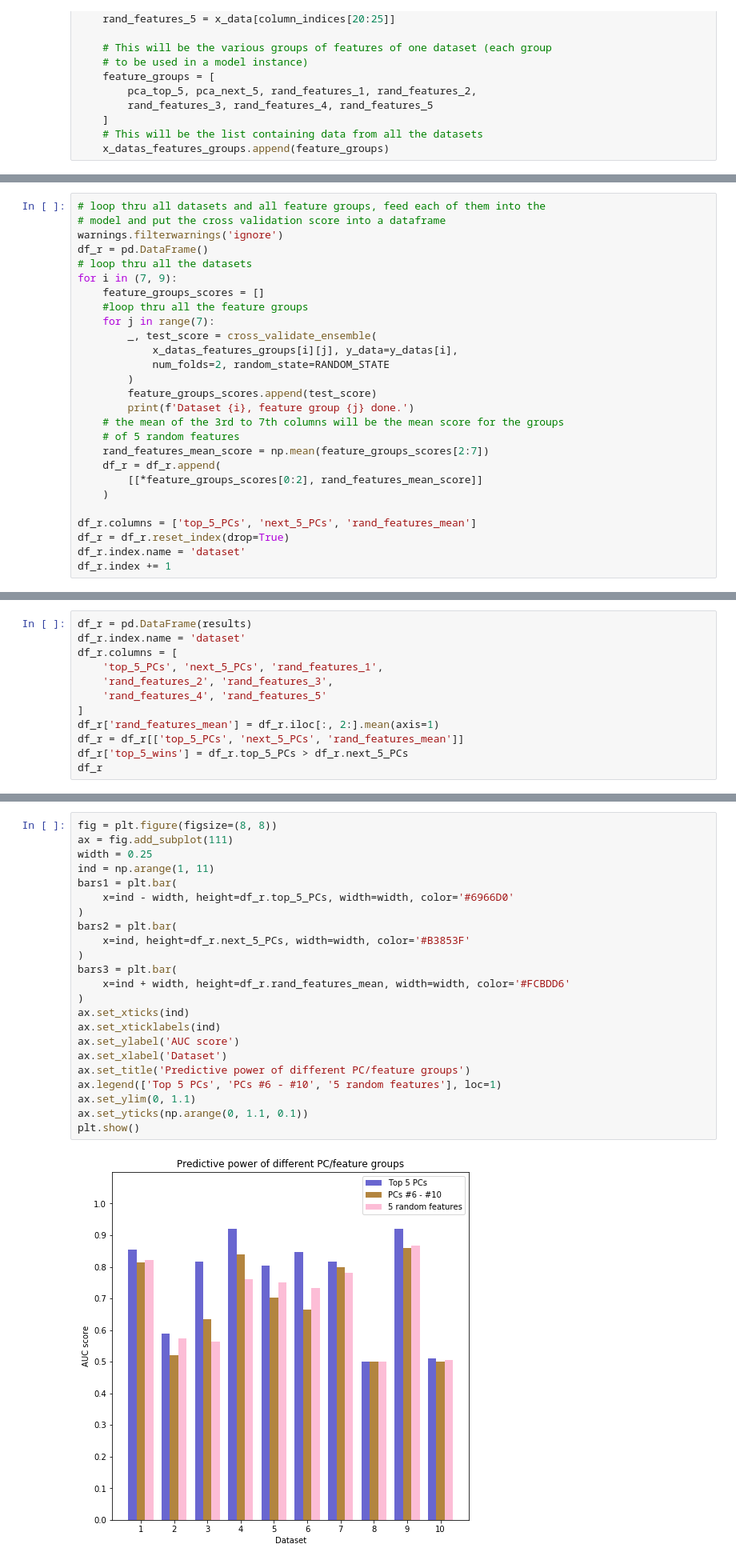
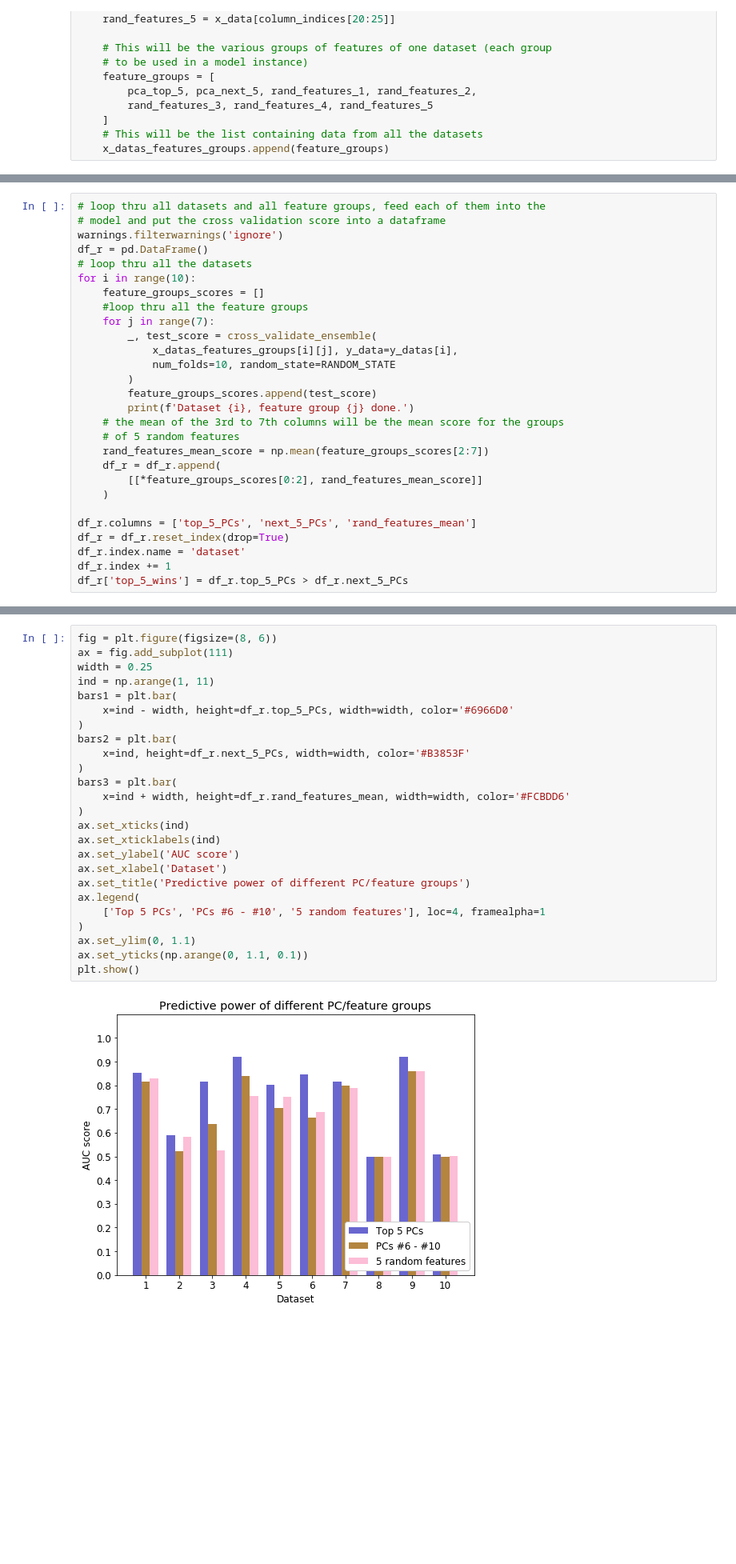
Before and after one commit to alfrednfwong/PCA_predictive_power_study, a Jupyter notebook: PCA_empiricals.ipynb, the cells around one changed output, grey strips where cells are left out. Shown at 80% size. Cells and saved outputs as stored; diff of their text form; blank space fills up the shorter version.

```diff
--- a/PCA_empiricals.ipynb
+++ b/PCA_empiricals.ipynb
@@ -128,13 +131,13 @@ Most hyperparameters are arbitrary, as we can't have a set of to suit all 10 dat
 warnings.filterwarnings('ignore')
 df_r = pd.DataFrame()
 # loop thru all the datasets
-for i in (7, 9):
+for i in range(10):
     feature_groups_scores = []
     #loop thru all the feature groups
     for j in range(7):
         _, test_score = cross_validate_ensemble(
             x_datas_features_groups[i][j], y_data=y_datas[i],
-            num_folds=2, random_state=RANDOM_STATE
+            num_folds=10, random_state=RANDOM_STATE
         )
         feature_groups_scores.append(test_score)
         print(f'Dataset {i}, feature group {j} done.')
@@ -149,4 +152,5 @@ df_r.columns = ['top_5_PCs', 'next_5_PCs', 'rand_features_mean']
 df_r = df_r.reset_index(drop=True)
 df_r.index.name = 'dataset'
 df_r.index += 1
+df_r['top_5_wins'] = df_r.top_5_PCs > df_r.next_5_PCs
 # %% [output]
@@ -186,12 +190,0 @@ df_r
-# %%
-df_r = pd.DataFrame(results)
-df_r.index.name = 'dataset'
-df_r.columns = [
-    'top_5_PCs', 'next_5_PCs', 'rand_features_1',
-    'rand_features_2', 'rand_features_3',
-    'rand_features_4', 'rand_features_5'
-]
-df_r['rand_features_mean'] = df_r.iloc[:, 2:].mean(axis=1)
-df_r = df_r[['top_5_PCs', 'next_5_PCs', 'rand_features_mean']]
-df_r['top_5_wins'] = df_r.top_5_PCs > df_r.next_5_PCs
-df_r
@@ -229,26 +222,28 @@ Proportion of values 1 in targets of dataset...
 # %%
-fig = plt.figure(figsize=(8, 8))
+fig = plt.figure(figsize=(8, 6))
 ax = fig.add_subplot(111)
 width = 0.25
 ind = np.arange(1, 11)
 bars1 = plt.bar(
     x=ind - width, height=df_r.top_5_PCs, width=width, color='#6966D0'
 )
 bars2 = plt.bar(
     x=ind, height=df_r.next_5_PCs, width=width, color='#B3853F'
 )
 bars3 = plt.bar(
     x=ind + width, height=df_r.rand_features_mean, width=width, color='#FCBDD6'
 )
 ax.set_xticks(ind)
 ax.set_xticklabels(ind)
 ax.set_ylabel('AUC score')
 ax.set_xlabel('Dataset')
 ax.set_title('Predictive power of different PC/feature groups')
-ax.legend(['Top 5 PCs', 'PCs #6 - #10', '5 random features'], loc=1)
+ax.legend(
+    ['Top 5 PCs', 'PCs #6 - #10', '5 random features'], loc=4, framealpha=1
+)
 ax.set_ylim(0, 1.1)
 ax.set_yticks(np.arange(0, 1.1, 0.1))
 plt.show()
 # %% [output]
-[figure, old version]
+[figure, new version]
 # %% [markdown]
```
Also changed, not shown: parts of 19 cells of this notebook, 1 other file.
